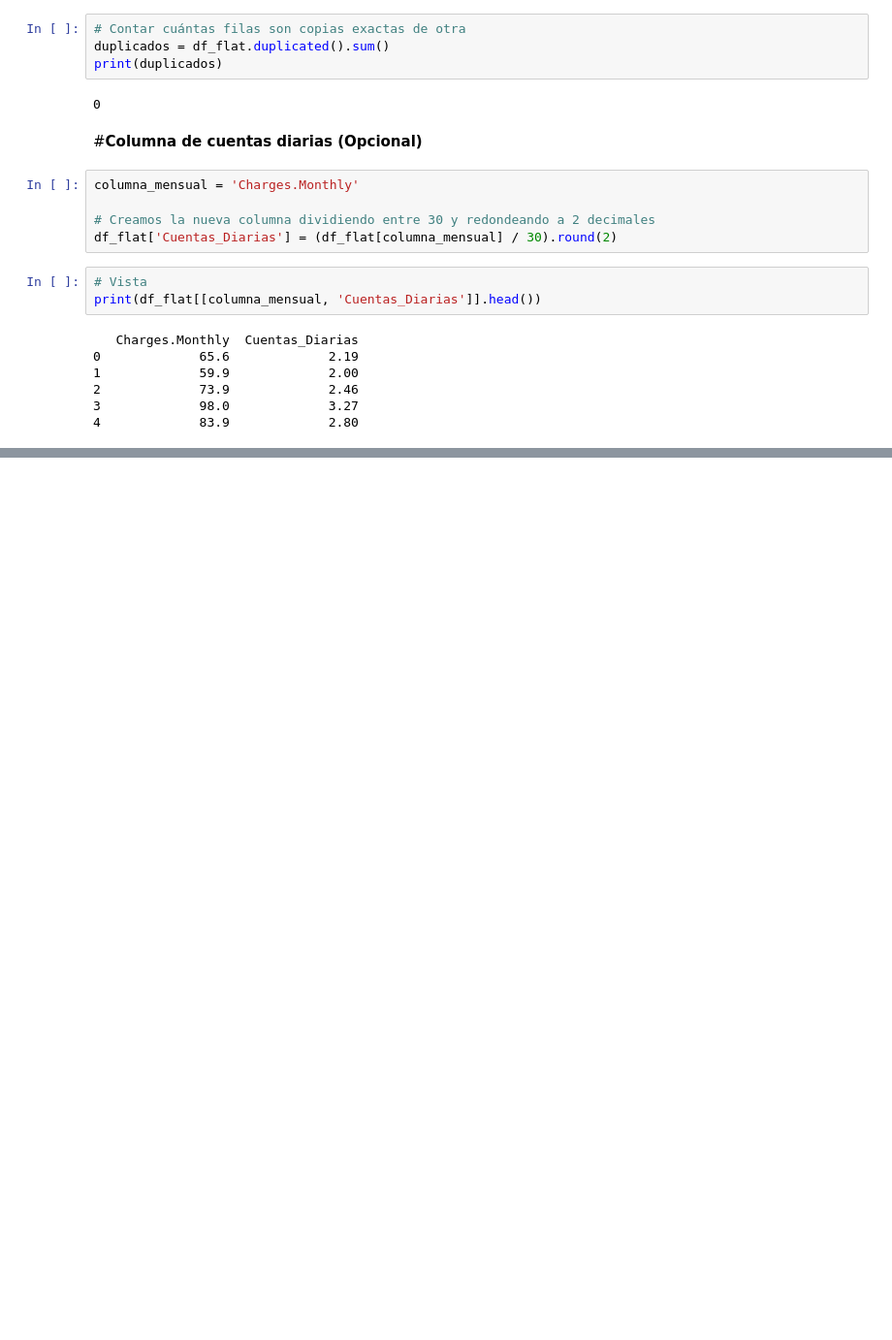
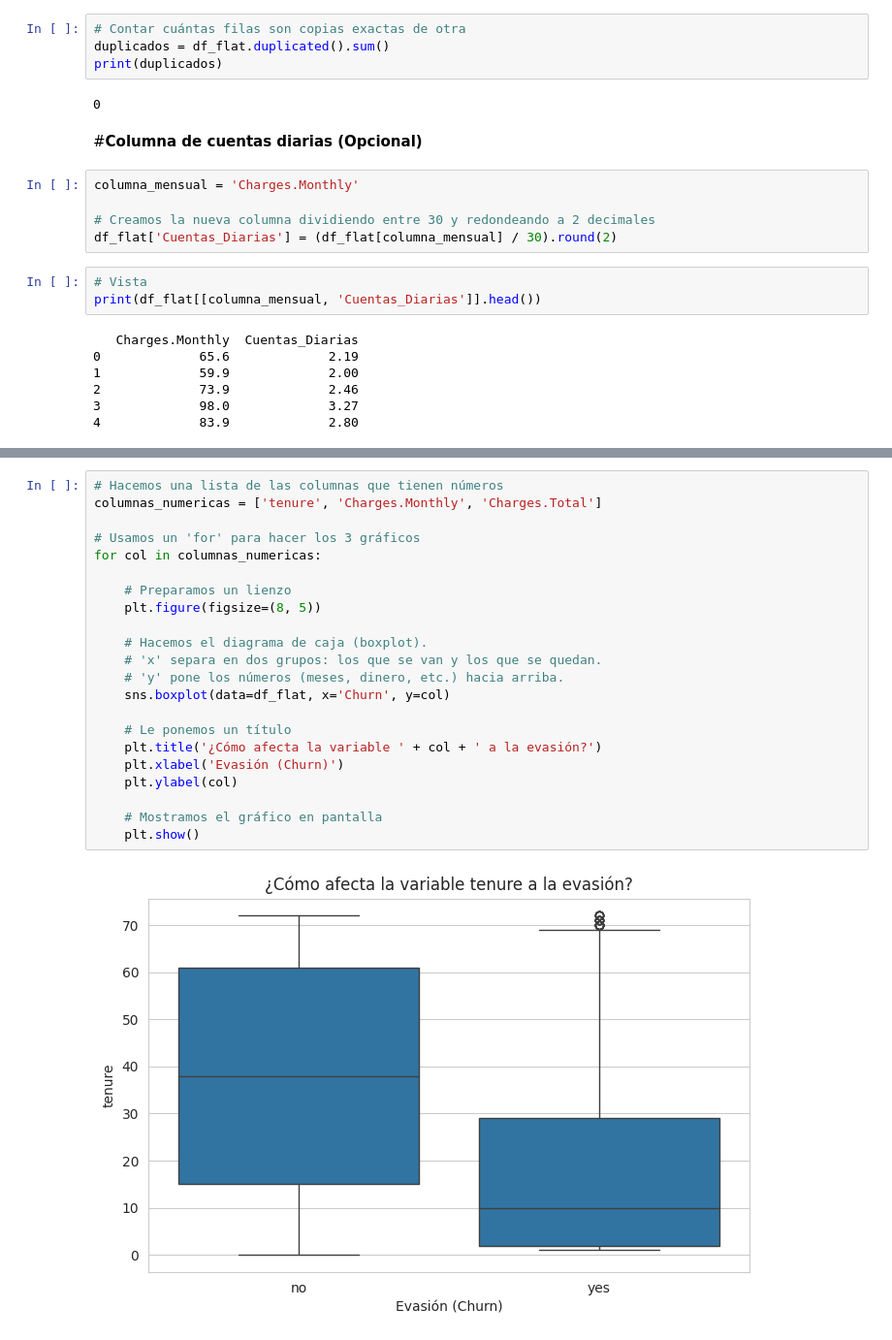
Before and after one commit to fabrizzio2901/TelecomX-Datos, a Jupyter notebook: telecomx_datos.ipynb, the cells around one changed output, grey strips where cells are left out. Shown at 97% size. Cells and saved outputs as stored; diff of their text form; blank space fills up the shorter version.

```diff
--- a/telecomx_datos.ipynb
+++ b/telecomx_datos.ipynb
@@ -209,0 +301,24 @@ print(df_flat[[columna_mensual, 'Cuentas_Diarias']].head())
+# %%
+# Hacemos una lista de las columnas que tienen números
+columnas_numericas = ['tenure', 'Charges.Monthly', 'Charges.Total']
+
+# Usamos un 'for' para hacer los 3 gráficos
+for col in columnas_numericas:
+
+    # Preparamos un lienzo
+    plt.figure(figsize=(8, 5))
+
+    # Hacemos el diagrama de caja (boxplot).
+    # 'x' separa en dos grupos: los que se van y los que se quedan.
+    # 'y' pone los números (meses, dinero, etc.) hacia arriba.
+    sns.boxplot(data=df_flat, x='Churn', y=col)
+
+    # Le ponemos un título
+    plt.title('¿Cómo afecta la variable ' + col + ' a la evasión?')
+    plt.xlabel('Evasión (Churn)')
+    plt.ylabel(col)
+
+    # Mostramos el gráfico en pantalla
+    plt.show()
+# %% [output]
+[figure, added]
```
Also changed, not shown: parts of 7 cells of this notebook.
